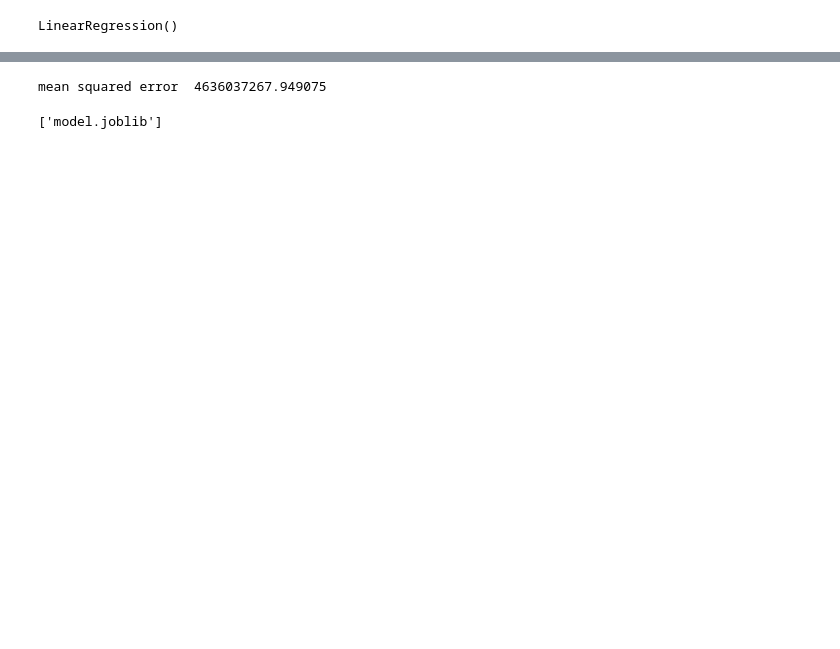
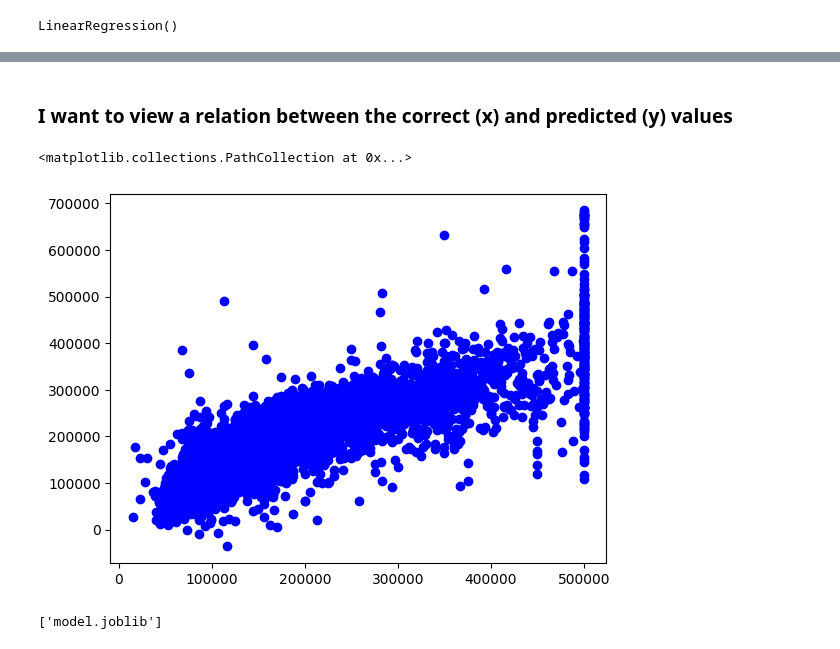
Before and after one commit to fjss75/house_price_predictor, a Jupyter notebook: housing_prices/housing.ipynb, the cells around one changed output, grey strips where cells are left out. Saved outputs shown, nothing was run; the diff lists cells and outputs as text; code cells hidden in the pictures; blank space fills up the shorter version.

```diff
--- a/housing_prices/housing.ipynb
+++ b/housing_prices/housing.ipynb
@@ -277,7 +265,10 @@ mean absolut error  49484.57268566843
-# %%
-print('mean squared error ', mean_squared_error(y_test, y_pred))
-# %% [output]
-mean squared error  4636037267.949075
+# %% [markdown]
+### I want to view a relation between the correct (x) and predicted (y) values
+# %%
+plt.scatter(y_test, y_pred, color = 'blue')
+# %% [output]
+<matplotlib.collections.PathCollection at 0x...>
+[figure, added]
 # %%
 joblib.dump(model, 'model.joblib')
 # %% [output]
```
Also changed, not shown: parts of 14 cells of this notebook.
